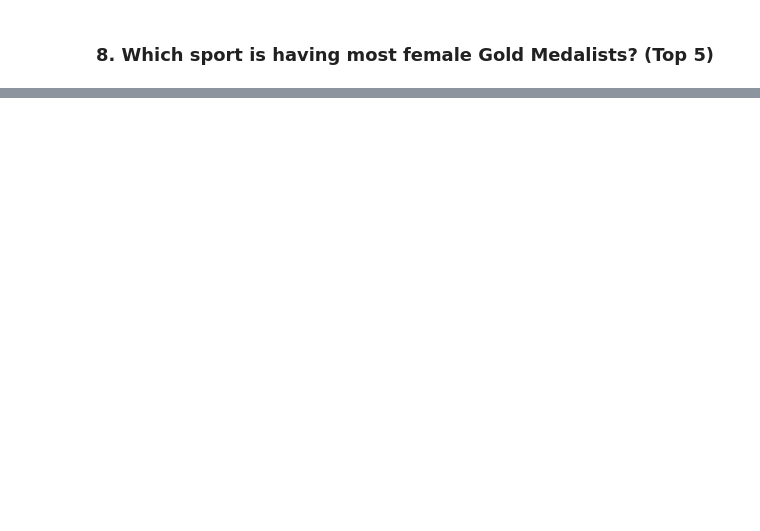
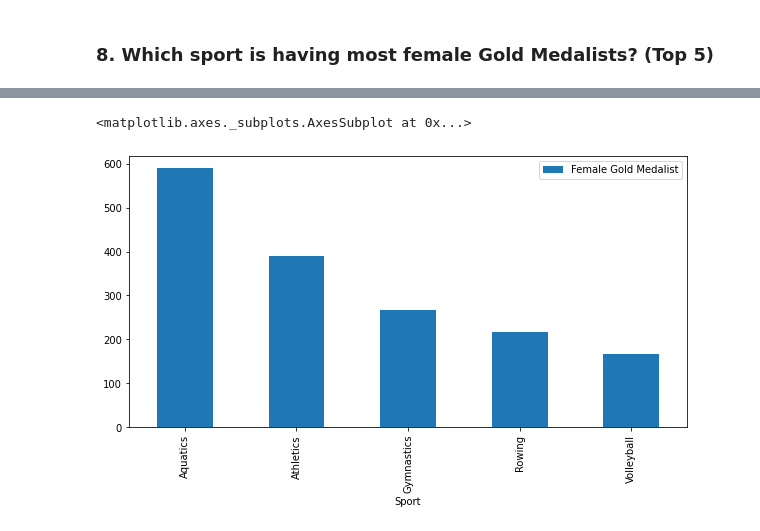
Before and after one commit to aek3il/Summer_Olympics, a Jupyter notebook: Summer_Olympics.ipynb, the cells around one changed output, grey strips where cells are left out. Drawn from its saved outputs; the diff is of its cells as text; code cells hidden in the pictures; blank space fills up the shorter version.

```diff
--- a/Summer_Olympics.ipynb
+++ b/Summer_Olympics.ipynb
@@ -83,0 +130,8 @@ goldf['Medal'].head().plot(x = 'Sport', y = 'Medal', kind = 'bar', figsize = (10
+# %%
+goldf = df[(df.Medal == 'Gold') & (df.Gender == 'Women')]
+
+data=[]
+for Sport in goldf["Sport"].unique():
+    data.append([Sport , len(goldf[goldf["Sport"] == Sport])])
+medal=pd.DataFrame(data,columns = ['Sport','Female Gold Medalist']).sort_values(by='Female Gold Medalist', ascending=False).head()
+medal
@@ -83,0 +145,5 @@ goldf['Medal'].head().plot(x = 'Sport', y = 'Medal', kind = 'bar', figsize = (10
+# %%
+medal.plot(x = 'Sport', y = 'Female Gold Medalist', kind = 'bar', figsize = (10,5))
+# %% [output]
+<matplotlib.axes._subplots.AxesSubplot at 0x...>
+[figure, added]
```
Also changed, not shown: parts of 14 cells of this notebook.
